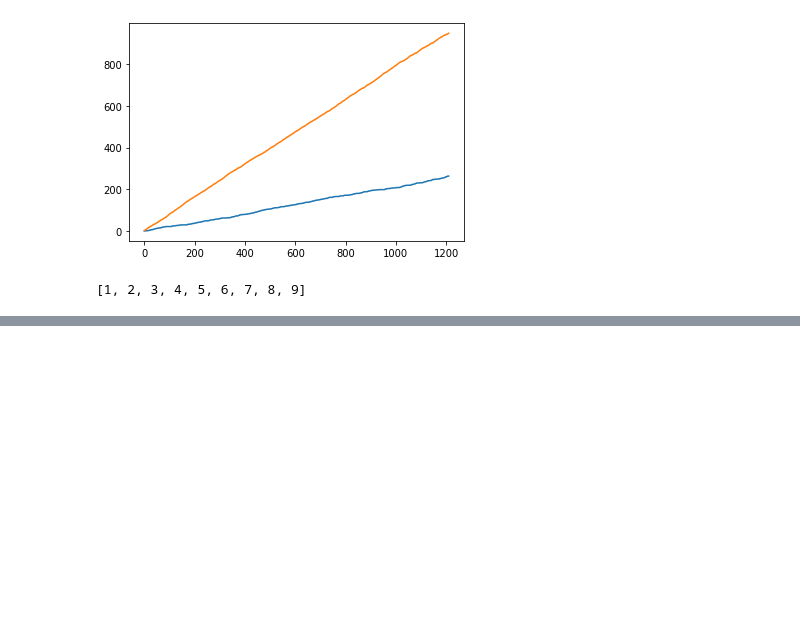
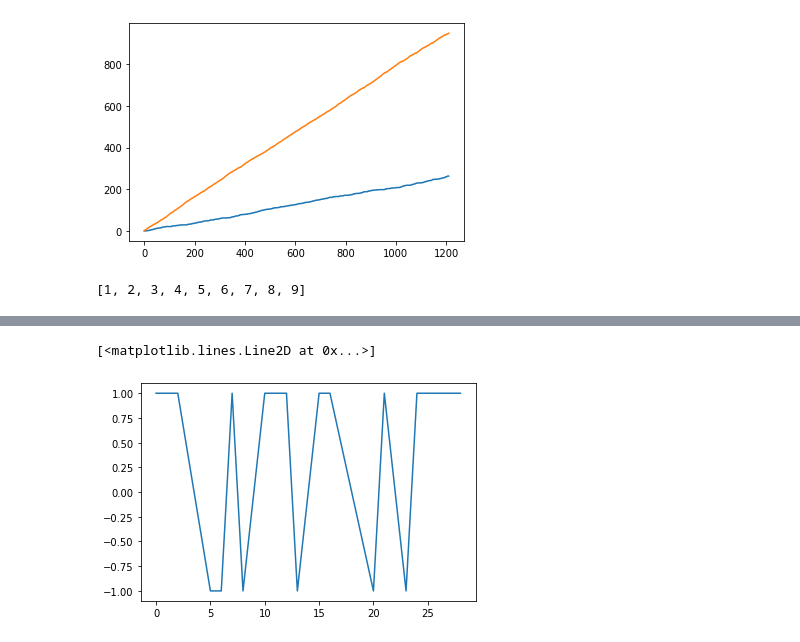
Before and after one commit to SinAustin/Twitter-Feeler, a Jupyter notebook: twittersentiment/datascience/dataframe and sentiment analysis.ipynb, the cells around one changed output, grey strips where cells are left out. Cells and saved outputs as stored; diff of their text form; code cells hidden in the pictures; blank space fills up the shorter version.

```diff
--- a/twittersentiment/datascience/dataframe and sentiment analysis.ipynb
+++ b/twittersentiment/datascience/dataframe and sentiment analysis.ipynb
@@ -213,0 +353,4 @@ print([_ for _ in range(1,10)])
+# %%
+df.loc[(df.sentiment > 0), 'wave'] = 1
+df.loc[(df.sentiment < 0), 'wave'] = -1
+df.loc[(df.sentiment == 0), 'wave'] = 0
@@ -213,0 +373,5 @@ print([_ for _ in range(1,10)])
+# %%
+plt.plot(df[df.wave!=0].wave[:20])
+# %% [output]
+[<matplotlib.lines.Line2D at 0x...>]
+[figure, added]
```
Also changed, not shown: parts of 36 cells of this notebook, 6 other files.
